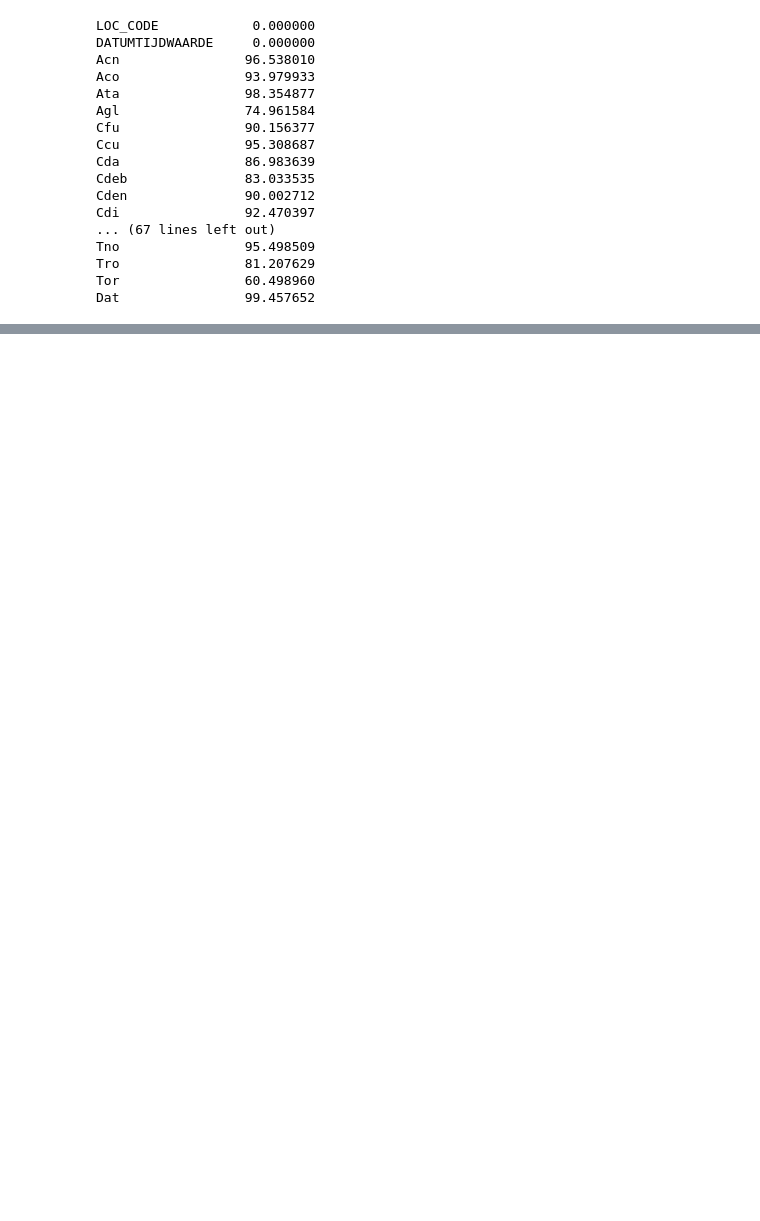
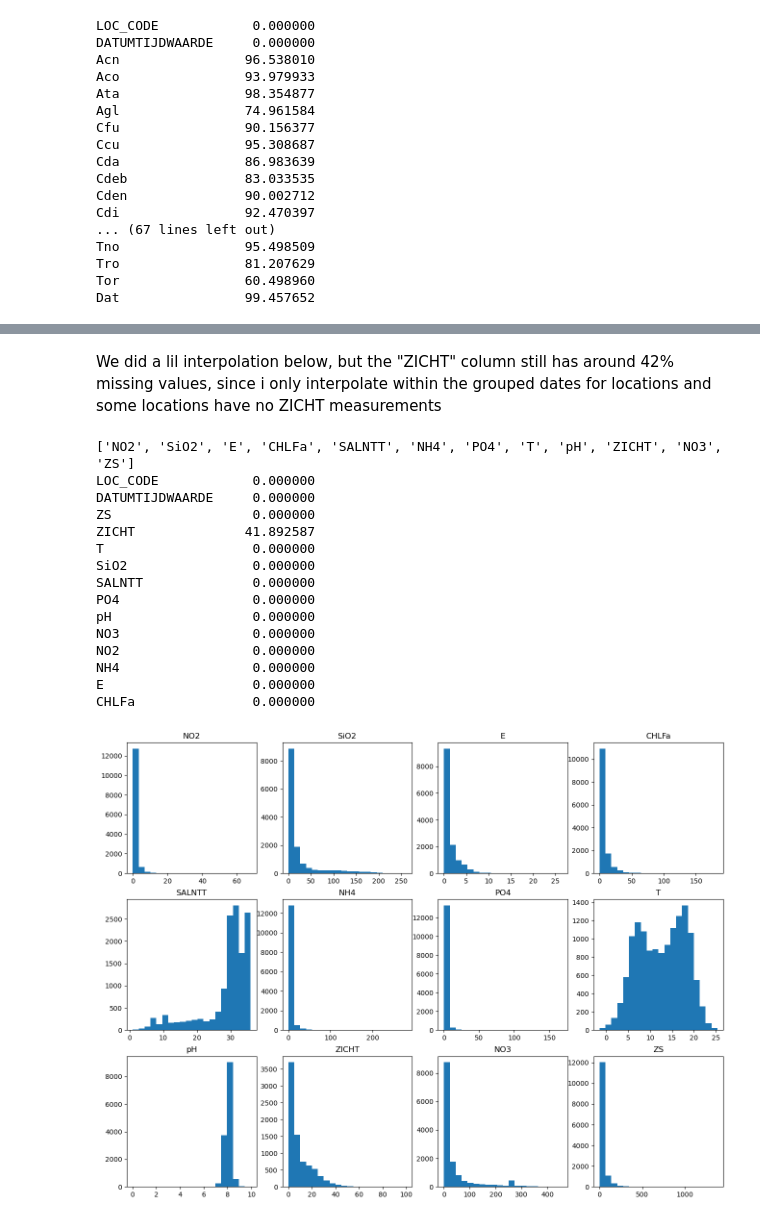
Before and after one commit to JinseiSteven/Phytoplankton-Prediction-Project, a Jupyter notebook: scripts/clustering.ipynb, the cells around one changed output, grey strips where cells are left out. Cells and saved outputs as stored; diff of their text form; code cells hidden in the pictures; blank space fills up the shorter version.

```diff
--- a/scripts/clustering.ipynb
+++ b/scripts/clustering.ipynb
@@ -116,0 +132,28 @@ AGG                 0.000000
+# %% [markdown]
+We did a lil interpolation below, but the "ZICHT" column still has around 42% missing values, since i only interpolate within the grouped dates for locations and some locations have no ZICHT measurements
+# %%
+# lets do a lil interpolatin :O
+interpolated_abiotic_df = abiotic_df.groupby("LOC_CODE").apply(lambda group: group.interpolate(method="linear", limit_direction="both")).reset_index(drop=True)
+
+plot_data_distributions(interpolated_abiotic_df, bins=20)
+
+percent_missing = interpolated_abiotic_df.isnull().sum() * 100 / len(interpolated_abiotic_df)
+
+print(percent_missing.to_string())
+# %% [output]
+['NO2', 'SiO2', 'E', 'CHLFa', 'SALNTT', 'NH4', 'PO4', 'T', 'pH', 'ZICHT', 'NO3', 'ZS']
+LOC_CODE            0.000000
+DATUMTIJDWAARDE     0.000000
+ZS                  0.000000
+ZICHT              41.892587
+T                   0.000000
+SiO2                0.000000
+SALNTT              0.000000
+PO4                 0.000000
+pH                  0.000000
+NO3                 0.000000
+NO2                 0.000000
+NH4                 0.000000
+E                   0.000000
+CHLFa               0.000000
+[figure, added]
```
Also changed, not shown: parts of 13 cells of this notebook, 1 other file.
